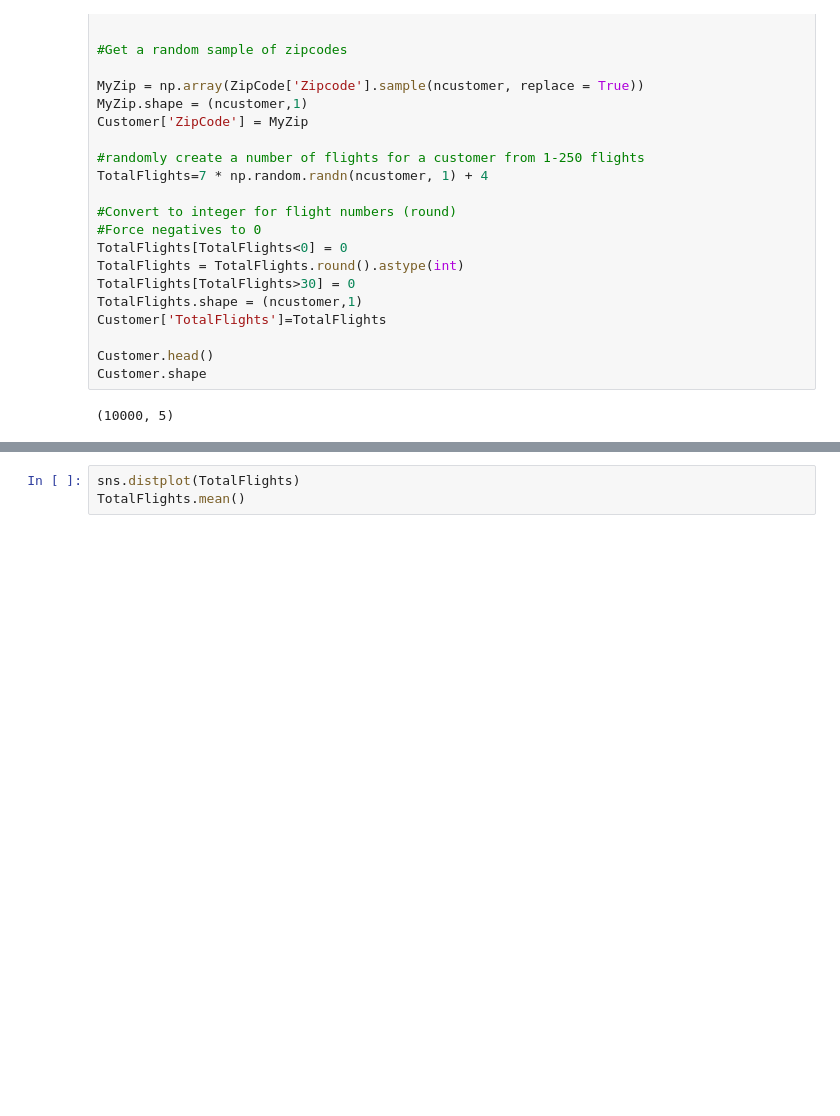
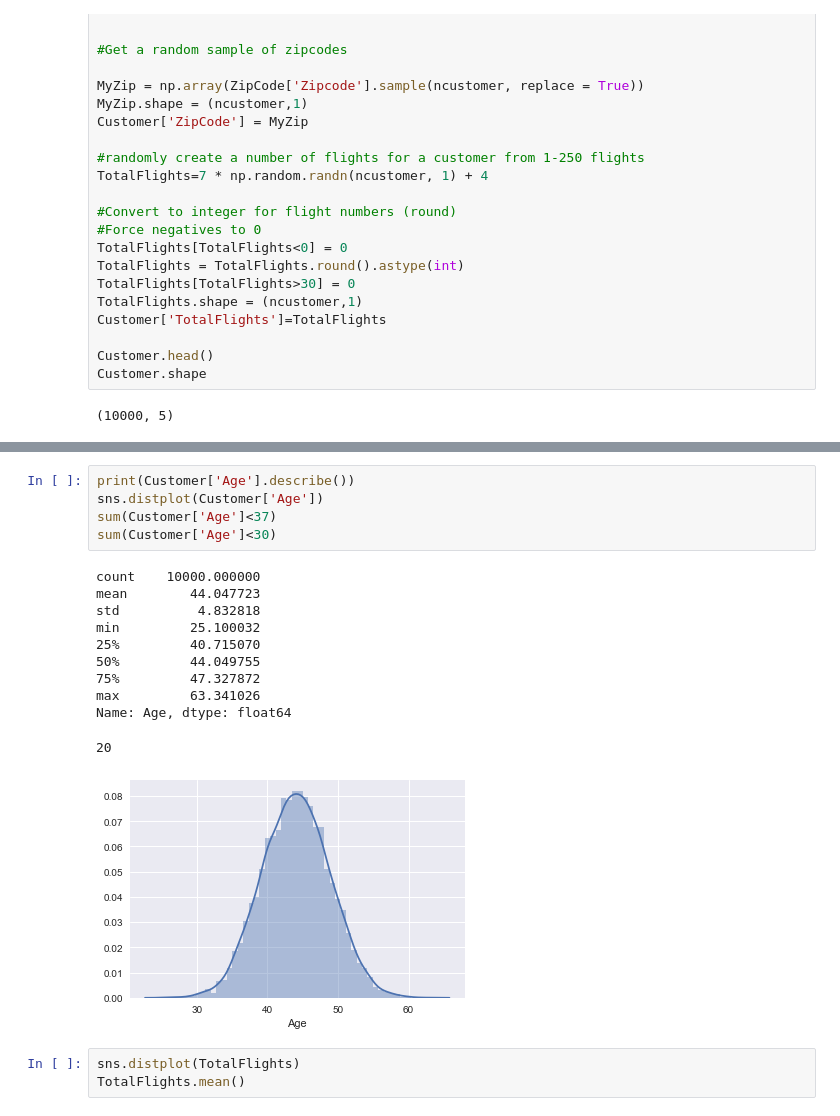
Before and after one commit to dpmurraygt/7349TermProject, a Jupyter notebook: An Approach to Anonymizing and Protecting Data for Publication.ipynb, the cells around one changed output, grey strips where cells are left out. Saved outputs shown, nothing was run; the diff lists cells and outputs as text; blank space fills up the shorter version.

```diff
--- a/An Approach to Anonymizing and Protecting Data for Publication.ipynb
+++ b/An Approach to Anonymizing and Protecting Data for Publication.ipynb
@@ -174,3 +174,20 @@ print(CustFlight)
+# %%
+print(Customer['Age'].describe())
+sns.distplot(Customer['Age'])
+sum(Customer['Age']<37)
+sum(Customer['Age']<30)
+# %% [output]
+count    10000.000000
+mean        44.047723
+std          4.832818
+min         25.100032
+25%         40.715070
+50%         44.049755
+75%         47.327872
+max         63.341026
+Name: Age, dtype: float64
+20
+[figure, added]
 # %%
 sns.distplot(TotalFlights)
 TotalFlights.mean()
```
Also changed, not shown: parts of 10 cells of this notebook.
